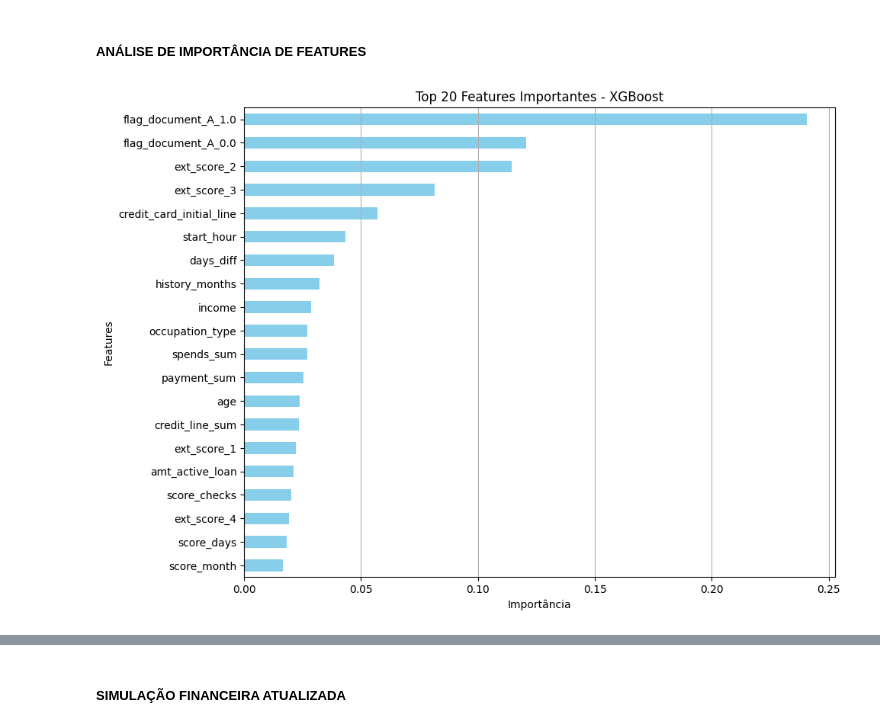
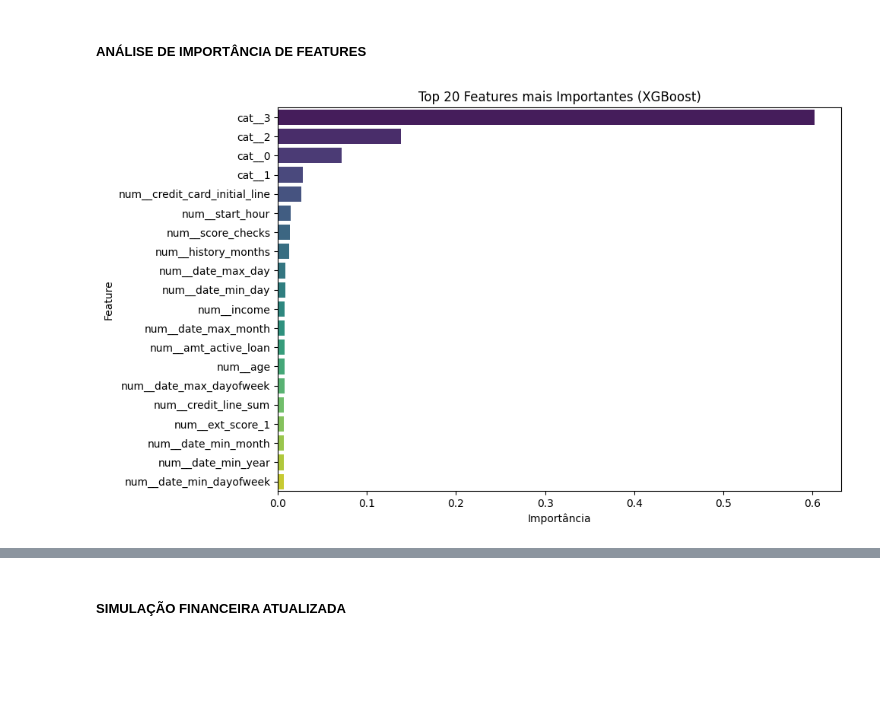
Before and after one commit to josieleferreira/credito_fintech, a Jupyter notebook: notebooks/Modelo_final.ipynb, the cells around one changed output, grey strips where cells are left out. Saved outputs shown, nothing was run; the diff lists cells and outputs as text; code cells hidden in the pictures; blank space fills up the shorter version.

```diff
--- a/notebooks/Modelo_final.ipynb
+++ b/notebooks/Modelo_final.ipynb
@@ -311,11 +413,2 @@ print(X_transformed.head())
 # %% [markdown]
 ##### TREINANDO O MODELO
-# %%
-# Split temporal: 60% treino, 20% val, 20% teste
-n = len(df)
-train_end = int(n*0.6)
-val_end = int(n*0.8)
-
-X_train, y_train = X.iloc[:train_end], y.iloc[:train_end]
-X_val, y_val = X.iloc[train_end:val_end], y.iloc[train_end:val_end]
-X_test, y_test = X.iloc[val_end:], y.iloc[val_end:]
@@ -337,6 +414,0 @@ xgb = XGBClassifier(
-# %%
-# Substituir o classificador no pipeline pelo XGBoost
-pipe_xgb = build_pipeline(xgb)
-
-# Treinar no dataset de treino
-pipe_xgb.fit(X_train, y_train)
@@ -547,27 +755,22 @@ plot_model_calibration(pipe_xgb, X_test, y_test)
 # %% [markdown]
 ##### ANÁLISE DE IMPORTÂNCIA DE FEATURES
 # %%
-# Extrair o modelo XGBoost do pipeline
-xgb_final = pipe_xgb.named_steps['classifier']
+# Extrair o modelo XGB da pipeline treinada
+xgb_model = pipeline.named_steps["classifier"]
 
-# Extrair nomes das features após todas as transformações
-# Primeiro, aplicar transformações no X_train
-X_transformed = pipe_xgb[:-1].transform(X_train)  # todas etapas exceto o classificador
-feature_names = X_transformed.columns
+# Recuperar nomes das features do preprocessor
+feature_names = pipeline.named_steps["preprocessor"].get_feature_names_out()
 
-# Importâncias do modelo
-importances = xgb_final.feature_importances_
+importances = xgb_model.feature_importances_
+df_imp = pd.DataFrame({"Feature": feature_names, "Importance": importances})
+df_imp = df_imp.sort_values("Importance", ascending=False)
 
-# Criar DataFrame
-feat_imp = pd.Series(importances, index=feature_names).sort_values(ascending=True)
-
-# Plot horizontal
-plt.figure(figsize=(10,8))
-feat_imp.tail(20).plot(kind='barh', color='skyblue')
-plt.title('Top 20 Features Importantes - XGBoost')
-plt.xlabel('Importância')
-plt.ylabel('Features')
-plt.grid(axis='x')
+plt.figure(figsize=(10, 6))
+sns.barplot(x="Importance", y="Feature", data=df_imp.head(20), palette="viridis")
+plt.title("Top 20 Features mais Importantes (XGBoost)")
+plt.xlabel("Importância")
+plt.ylabel("Feature")
+plt.tight_layout()
 plt.show()
 # %% [output]
-[figure, old version]
+[figure, new version]
```
Also changed, not shown: parts of 54 cells of this notebook, 2 other files.
